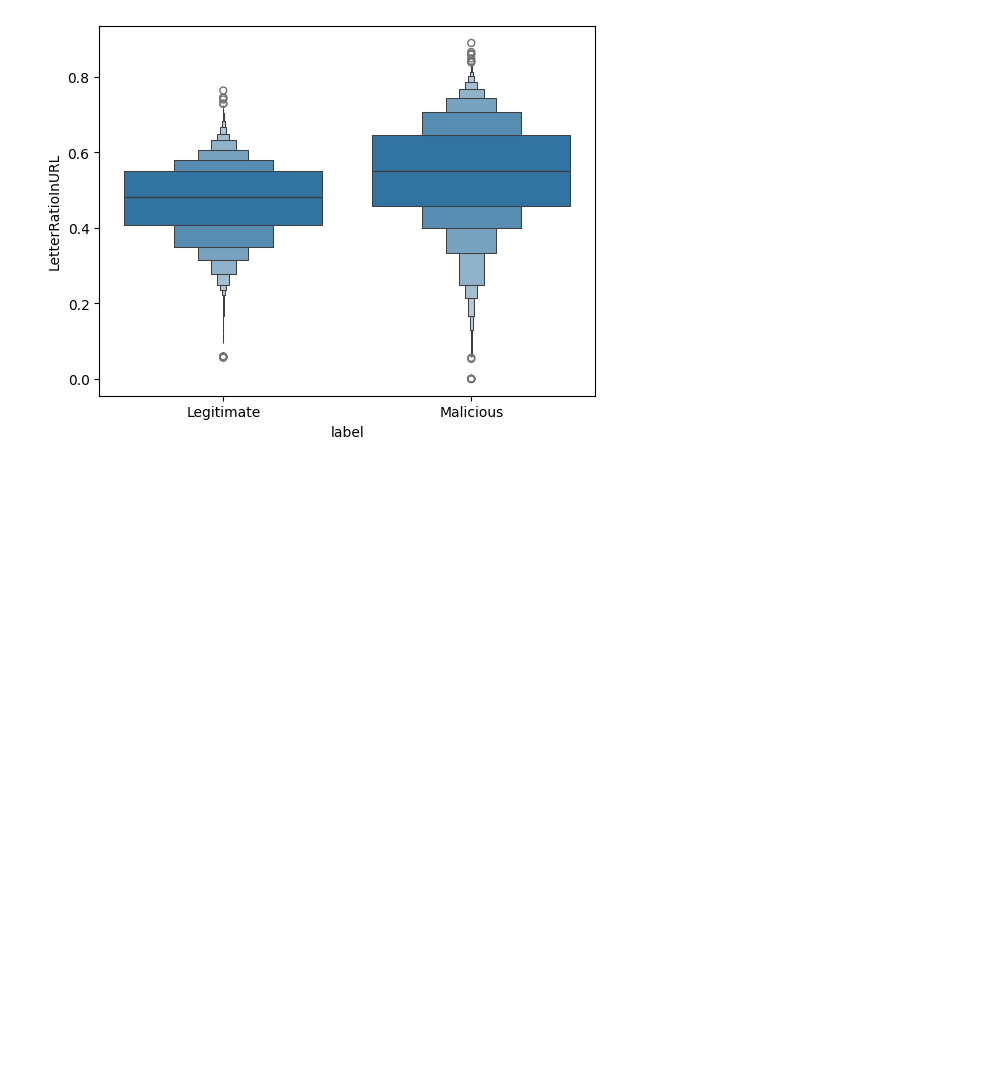
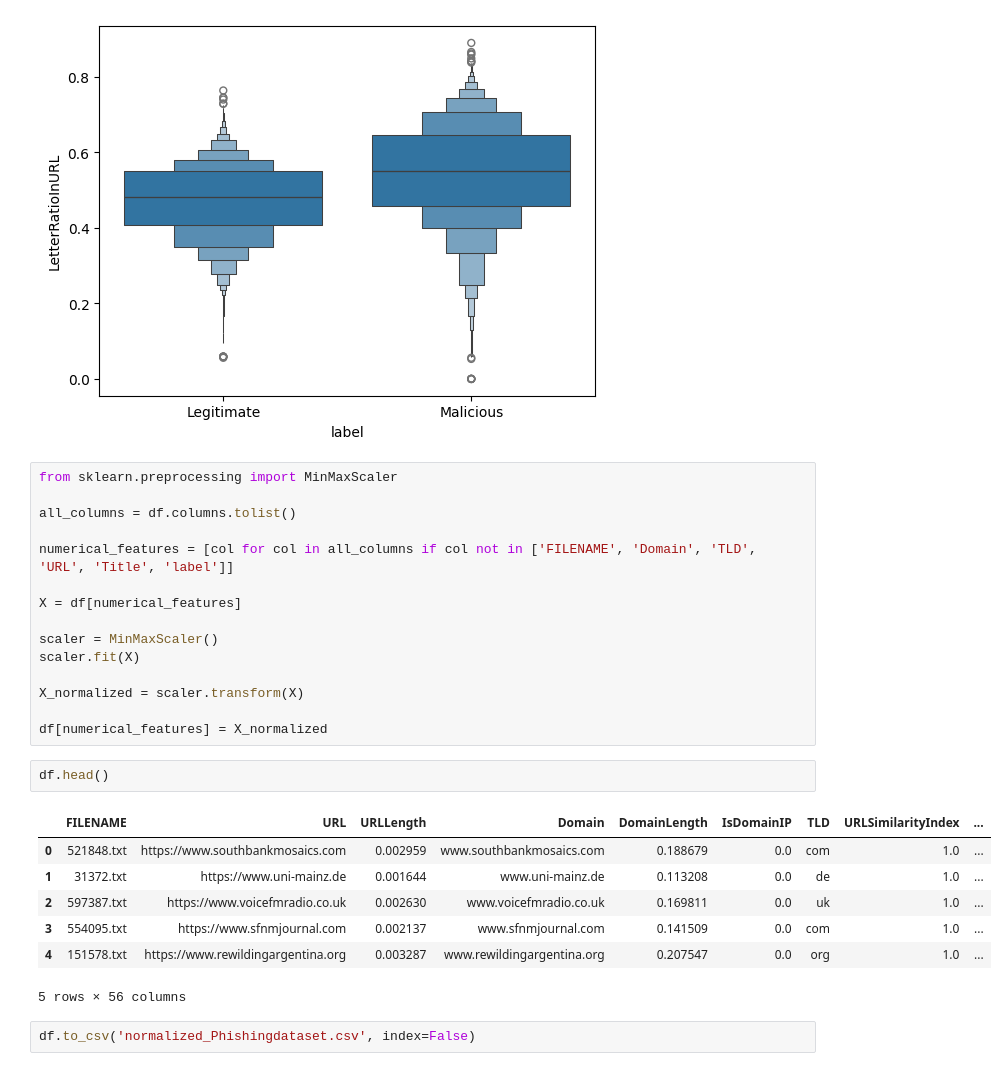
Before and after one commit to tpavan03/Phishing-Detection, a Jupyter notebook: EDA.ipynb, the cells around one changed output. Saved outputs shown, nothing was run; the diff lists cells and outputs as text; blank space fills up the shorter version.

```diff
--- a/EDA.ipynb
+++ b/EDA.ipynb
@@ -240,3 +240,30 @@ plt.show()
 # %% [output]
 [figure]
 [figure]
+# %%
+from sklearn.preprocessing import MinMaxScaler
+
+all_columns = df.columns.tolist()
+
+numerical_features = [col for col in all_columns if col not in ['FILENAME', 'Domain', 'TLD', 'URL', 'Title', 'label']]
+
+X = df[numerical_features]
+
+scaler = MinMaxScaler()
+scaler.fit(X)
+
+X_normalized = scaler.transform(X)
+
+df[numerical_features] = X_normalized
+# %%
+df.head()
+# %% [output]
+|  | FILENAME | URL | URLLength | Domain | DomainLength | IsDomainIP | TLD | URLSimilarityIndex | ... |
+| 0 | 521848.txt | https://www.southbankmosaics.com | 0.002959 | www.southbankmosaics.com | 0.188679 | 0.0 | com | 1.0 | ... |
+| 1 | 31372.txt | https://www.uni-mainz.de | 0.001644 | www.uni-mainz.de | 0.113208 | 0.0 | de | 1.0 | ... |
+| 2 | 597387.txt | https://www.voicefmradio.co.uk | 0.002630 | www.voicefmradio.co.uk | 0.169811 | 0.0 | uk | 1.0 | ... |
+| 3 | 554095.txt | https://www.sfnmjournal.com | 0.002137 | www.sfnmjournal.com | 0.141509 | 0.0 | com | 1.0 | ... |
+| 4 | 151578.txt | https://www.rewildingargentina.org | 0.003287 | www.rewildingargentina.org | 0.207547 | 0.0 | org | 1.0 | ... |
+5 rows × 56 columns
+# %%
+df.to_csv('normalized_Phishingdataset.csv', index=False)
```
Also changed, not shown: parts of 1 cell of this notebook.
